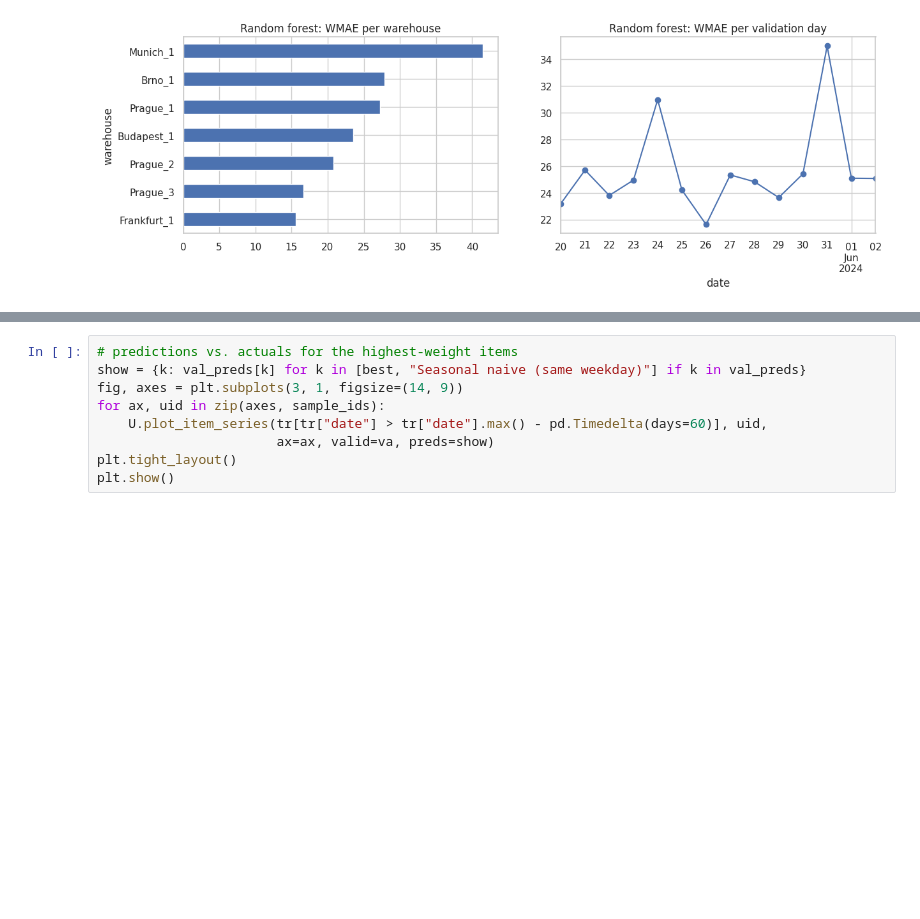
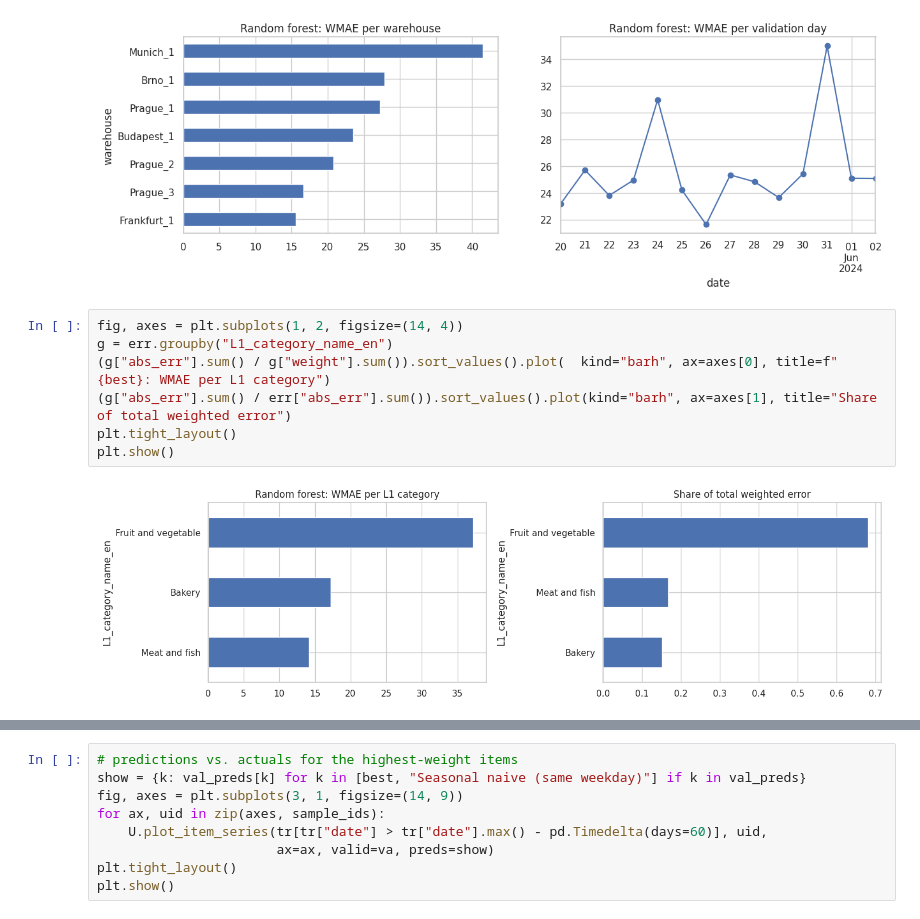
Before and after one commit to AliOsmanBltt/GROUP53_CENG313, a Jupyter notebook: assignment1_eda_baseline.ipynb, the cells around one changed output, grey strips where cells are left out. Cells and saved outputs as stored; diff of their text form; blank space fills up the shorter version.

Commit message:
CAdd error analysis of the best baseline by category(En iyi temel modelin kategori bazlı hata analizini ekl)

```diff
--- a/assignment1_eda_baseline.ipynb
+++ b/assignment1_eda_baseline.ipynb
@@ -550,3 +550,12 @@ fig, axes = plt.subplots(1, 2, figsize=(14, 4))
 plt.show()
 # %% [output]
 [figure]
+# %%
+fig, axes = plt.subplots(1, 2, figsize=(14, 4))
+g = err.groupby("L1_category_name_en")
+(g["abs_err"].sum() / g["weight"].sum()).sort_values().plot(  kind="barh", ax=axes[0], title=f"{best}: WMAE per L1 category")
+(g["abs_err"].sum() / err["abs_err"].sum()).sort_values().plot(kind="barh", ax=axes[1], title="Share of total weighted error")
+plt.tight_layout()
+plt.show()
+# %% [output]
+[figure, added]
```
Also changed, not shown: parts of 2 cells of this notebook.
